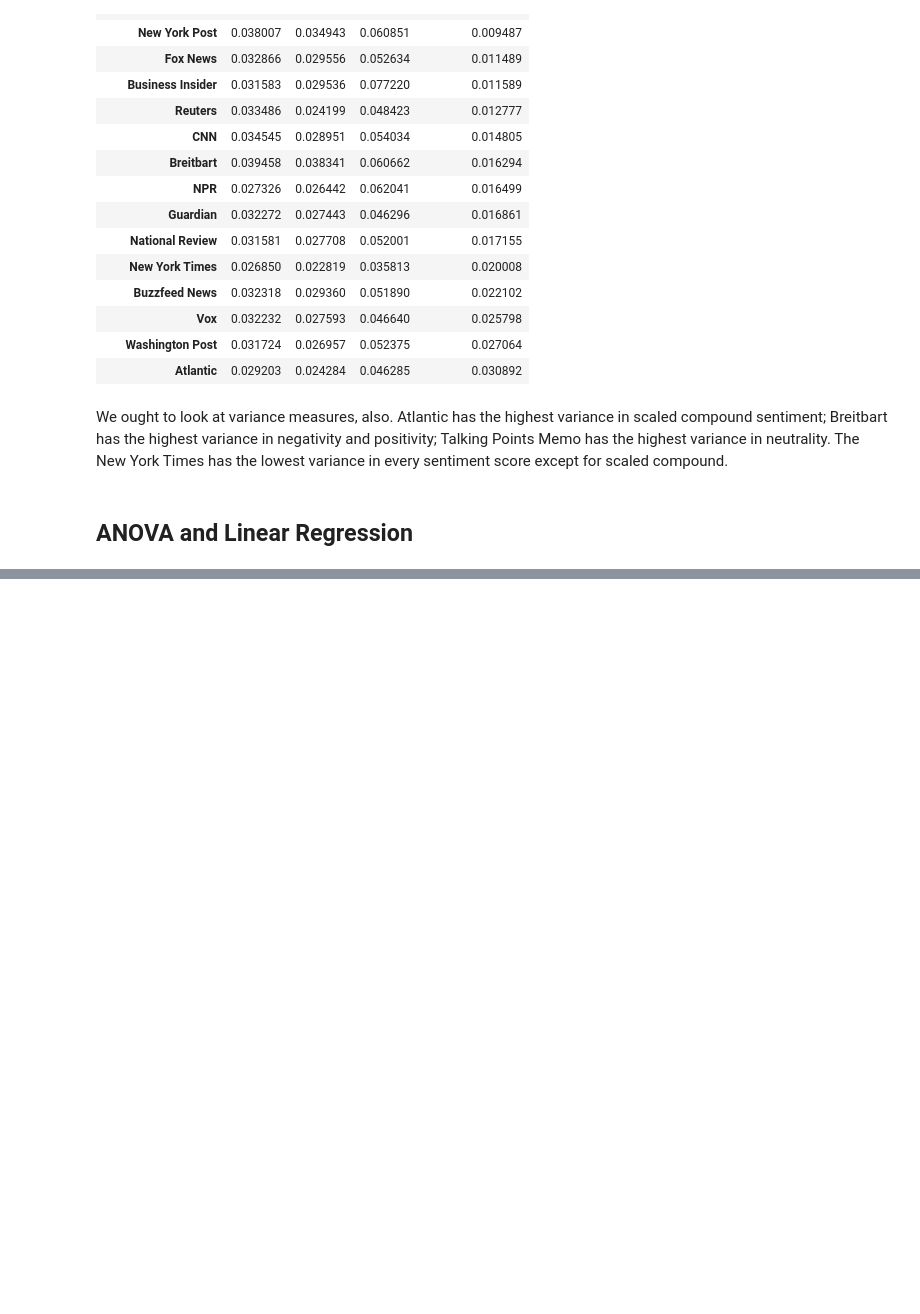
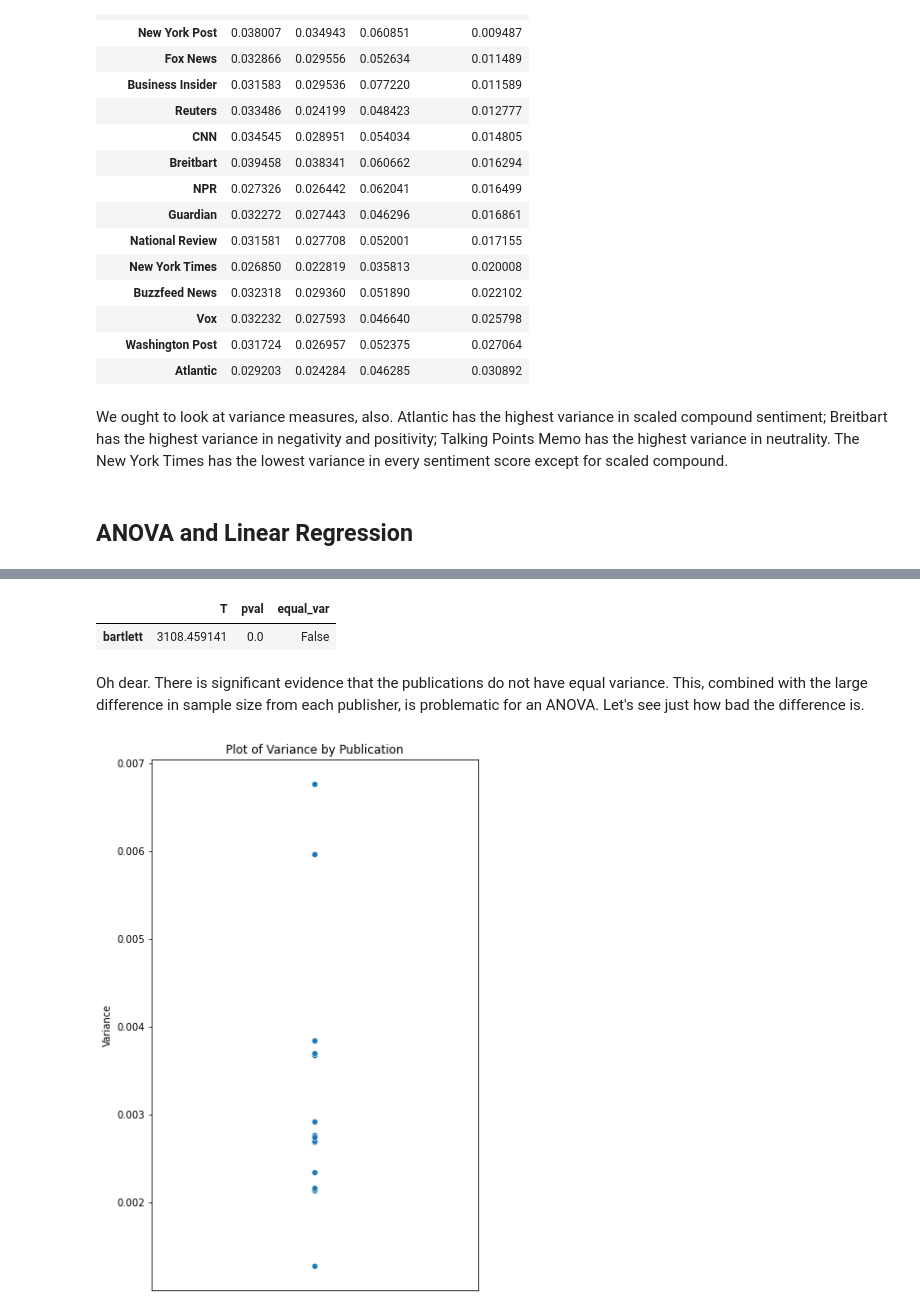
Before and after one commit to jrizcallah/Springboard, a Jupyter notebook: Springboard/capstone2/Topic_Separation.ipynb, the cells around one changed output, grey strips where cells are left out. Saved outputs shown, nothing was run; the diff lists cells and outputs as text; code cells hidden in the pictures; blank space fills up the shorter version.

```diff
--- a/Springboard/capstone2/Topic_Separation.ipynb
+++ b/Springboard/capstone2/Topic_Separation.ipynb
@@ -349,0 +380,18 @@ At this point, I want to run a Linear Regression and an ANOVA to look for statis
+# %%
+import pingouin as pngn
+
+pngn.homoscedasticity(data=rep_arts, dv='neu', group='publication', method='bartlett')
+# %% [output]
+|  | T | pval | equal_var |
+| bartlett | 3108.459141 | 0.0 | False |
+# %% [markdown]
+Oh dear. There is significant evidence that the publications do not have equal variance. This, combined with the large difference in sample size from each publisher, is problematic for an ANOVA. Let's see just how bad the difference is.
+# %%
+plt.figure(figsize=(6,10))
+sns.scatterplot(y=rep_arts.groupby('publication')['neu'].var(), x=1)
+plt.title('Plot of Variance by Publication')
+plt.tick_params(axis='x', bottom=False, top=False, labelbottom=False)
+plt.ylabel('Variance')
+plt.show();
+# %% [output]
+[figure, added]
```
Also changed, not shown: parts of 19 cells of this notebook, 7 other files.
